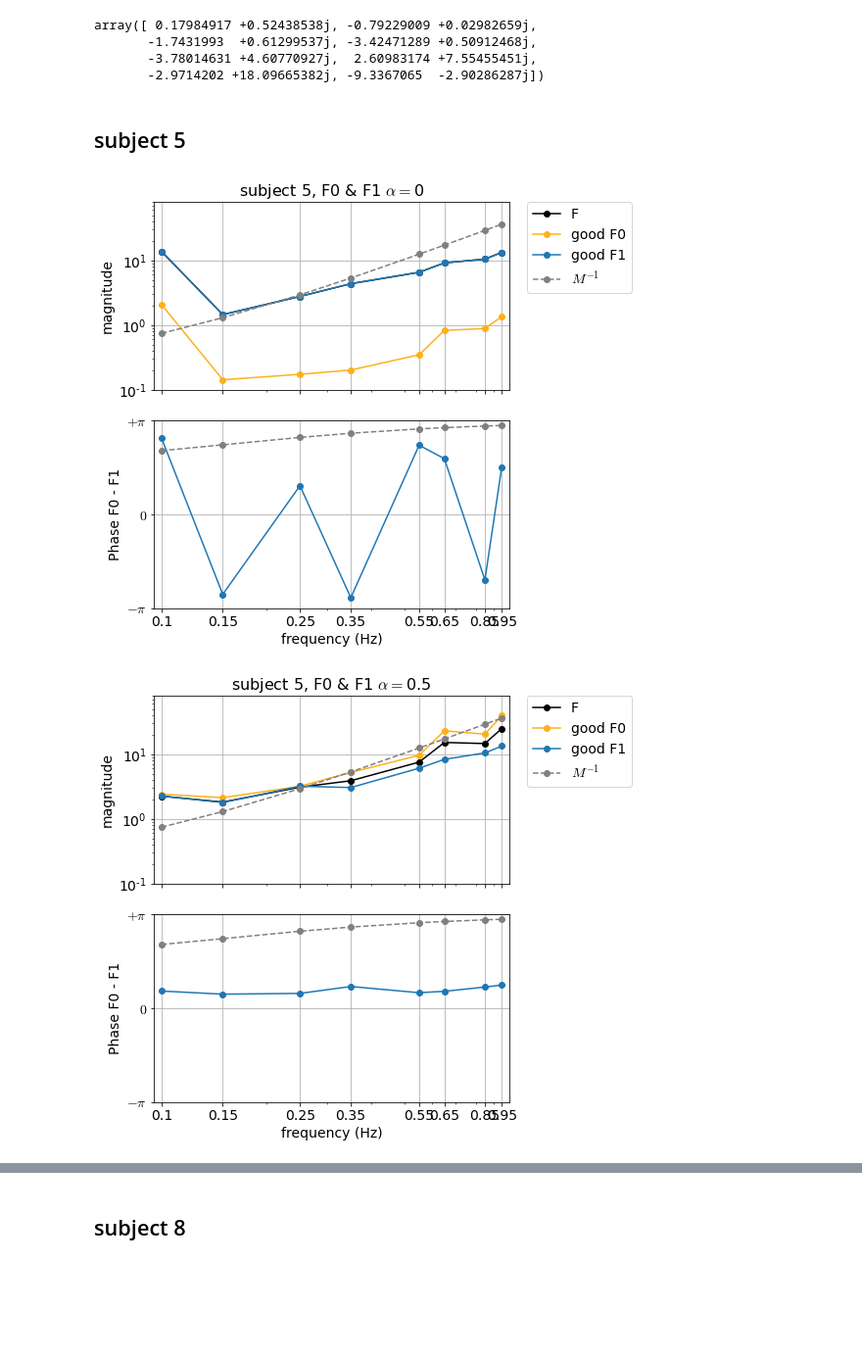
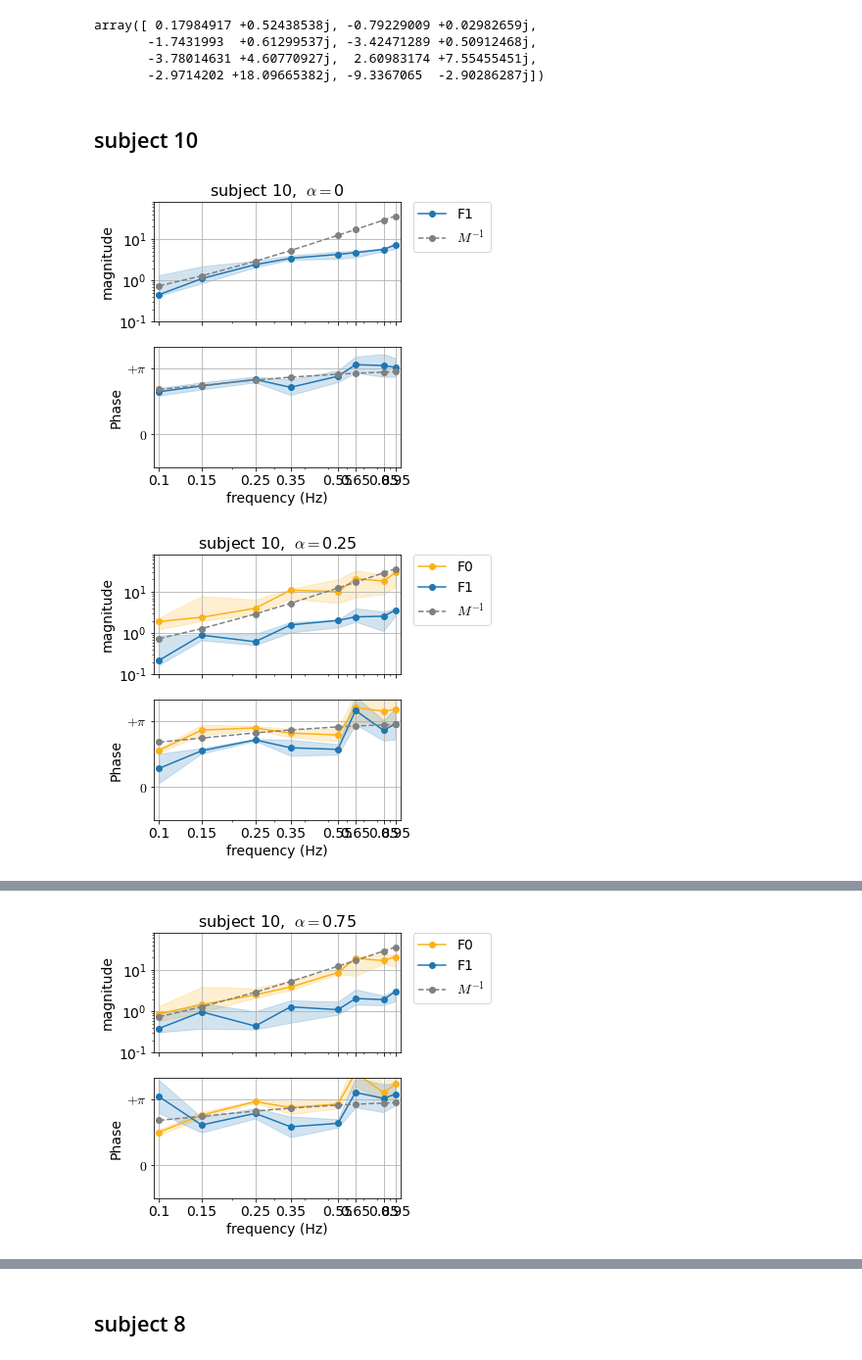
Before and after one commit to sburden-group/sensorimotor_fusion, a Jupyter notebook: analysis/Multimodal paper/20250124_individual_strategies.ipynb, the cells around one changed output, grey strips where cells are left out. Shown at 98% size. Cells and saved outputs as stored; diff of their text form; code cells hidden in the pictures; blank space fills up the shorter version.

```diff
--- a/analysis/Multimodal paper/20250124_individual_strategies.ipynb
+++ b/analysis/Multimodal paper/20250124_individual_strategies.ipynb
@@ -418,65 +517,84 @@ array([ 0.17984917 +0.52438538j, -0.79229009 +0.02982659j,
        -3.78014631 +4.60770927j,  2.60983174 +7.55455451j,
        -2.9714202 +18.09665382j, -9.3367065  -2.90286287j])
 # %% [markdown]
-## subject 5
+## subject 10
 # %%
 # Bode plot of F and B
 xticks = np.array([0.1 , 0.15, 0.25, 0.35, 0.55, 0.65, 0.85, 0.95])
 xlim = (0.095, 1.0)
-ylimphase = (-np.pi,np.pi)
-yticksphase = [-np.pi,0.,np.pi]
-yticklabelsphase = [r'$-\pi$',r'$0$',r'$+\pi$']
+ylimphase = (-np.pi/2, np.pi+1)
+yticksphase = [0.,np.pi]
+yticklabelsphase = [r'$0$',r'$+\pi$']
 TFlabels = ['F','B','F0','F1','B0','B1']
 
-sub = 5
-for cond in [0,2,4]:
+sub = 10
 
-    fig,axs = plt.subplots(2,1,sharex=True,figsize=(8,7))
+for cond in [0,1,2,3,4]:
+
+    fig,axs = plt.subplots(2,1,sharex=True,figsize=(6,5))
 
     # magnitude
     ax = axs[0]
-    mean = np.mean(np.abs(F[sub,cond,:,:]),axis = 0) #mean across all trials
-    ax.plot(freqs,mean,'-o',label = 'F',color = 'black')
-
-    mean = np.mean(np.abs(F0[sub,cond,:,:]),axis = 0) #mean across all trials
-    ax.plot(freqs,mean,'-o',label = 'good F0',color = colors['GOLD'])
-
-    mean = np.mean(np.abs(F1[sub,cond,:,:]),axis = 0) #mean across all trials
-    ax.plot(freqs,mean,'-o',label = 'good F1',color = colors['BLUE'])
+    if cond == 2:
+        mean, q25,q50,q75 = mean_and_interquartile(np.abs(F[sub,cond,:,:]), axis = 0) #across all trials
+        ax.plot(freqs,q50,'-o',label = 'F',color = colors['GREEN'])
+        ax.fill_between(freqs, q25, q75, alpha=0.2,color = colors['GREEN'])
+    if cond != 0:
+        mean, q25,q50,q75 = mean_and_interquartile(np.abs(F0[sub,cond,:,:]), axis = 0) #across all trials
+        ax.plot(freqs,q50,'-o',label = 'F0',color = colors['GOLD'])
+        ax.fill_between(freqs, q25, q75, alpha=0.2, color=colors['GOLD'])
+    if cond != 4:
+        mean, q25,q50,q75 = mean_and_interquartile(np.abs(F1[sub,cond,:,:]), axis = 0) #across all trials
+        ax.plot(freqs,q50,'-o',label = 'F1',color = colors['BLUE'])
+        ax.fill_between(freqs, q25, q75, alpha=0.2, color=colors['BLUE'])
 
     ax.plot(freqs,np.abs(1/M),'--o',color= 'grey',label = r'$M^{-1}$')
     ax.set_xscale("log")
     ax.set_xlim(xlim)
     ax.set_xticks(xticks)
     ax.set_xticklabels(xticks,rotation=90)
     ax.grid('on',zorder=-1)
     ax.set_ylim(0.1,80)
     ax.set_yscale("log")
     ax.set_ylabel('magnitude')
     ax.legend(bbox_to_anchor=(1.05, 1), loc='upper left', borderaxespad=0.)
 
     # phase
     ax = axs[1]
-    angle_diff = np.angle(F0[sub,cond,:,:] / F1[sub,cond,:,:])
-    angle = np.angle(np.mean(np.exp(1j*(angle_diff)),axis = 0))
-    # angle = np.angle(TF[sub,cond,-1,:])
-    # z = np.mean(np.exp(1j*(F_angle-np.pi/2)), axis=0)
-    # mean = np.angle(z)+np.pi/2
-    # disp = 1 - np.abs(z)
-    ax.plot(freqs,angle,'-o',label = 'good',color = python_colors[0])
+    if cond == 2:
+        angle = np.mean(np.exp(1j*(np.angle(F[sub,cond,:,:])-np.pi/2)),axis = 0)
+        # z = np.mean(np.exp(1j*(angle-np.pi/2)), axis=0)
+        mean = np.angle(angle)+np.pi/2
+        disp = 1 - np.abs(angle)
+        ax.plot(freqs,mean,'-o',label = 'F',color = colors['GREEN'])
+        ax.fill_between(freqs,mean+disp,mean-disp,alpha = 0.2,color = colors['GREEN'])
+    if cond != 0:
+        angle = np.mean(np.exp(1j*(np.angle(F0[sub,cond,:,:])-np.pi/2)),axis = 0)
+        # z = np.mean(np.exp(1j*(angle-np.pi/2)), axis=0)
+        mean = np.angle(angle)+np.pi/2
+        disp = 1 - np.abs(angle)
+        ax.plot(freqs,mean,'-o',label = 'F0',color = colors['GOLD'])
+        ax.fill_between(freqs,mean+disp,mean-disp,alpha = 0.2,color = colors['GOLD'])
+    if cond != 4:
+        angle = np.mean(np.exp(1j*(np.angle(F1[sub,cond,:,:])-np.pi/2)),axis = 0)
+        # z = np.mean(np.exp(1j*(angle-np.pi/2)), axis=0)
+        mean = np.angle(angle)+np.pi/2
+        disp = 1 - np.abs(angle)
+        ax.plot(freqs,mean,'-o',label = 'F1',color = colors['BLUE'])
+        ax.fill_between(freqs,mean+disp,mean-disp,alpha = 0.2,color = colors['BLUE'])
 
     ax.plot(freqs,np.angle(1/M),'--o',color= 'grey',label = r'$M^{-1}$')
-    ax.set_ylabel('Phase F0 - F1')
+    ax.set_ylabel('Phase')
     ax.grid('on',zorder=-1)
     ax.set_ylim(ylimphase)
     ax.set_yticks(yticksphase)
     ax.set_yticklabels(yticklabelsphase)
     ax.set_xlabel('frequency (Hz)')
     # ax.legend(bbox_to_anchor=(1.05, 1), loc='upper left', borderaxespad=0.)
     # axs[0].set_title(r'F0 & F1 good vs. bad subjects (N = 3), $\alpha = $'+conditions[cond])
-    axs[0].set_title('subject 5, F0 & F1'+ r' $\alpha = $'+conditions[cond])
+    axs[0].set_title('subject 10, ' +r' $\alpha = $'+conditions[cond])
     plt.tight_layout()
     plt.show()
 # %% [output]
-[figure, old version]
+[figure, new version]
-[figure, old version]
+[figure, new version]
@@ -483,0 +602 @@ for cond in [0,2,4]:
+[figure, added]
```
Also changed, not shown: parts of 12 cells of this notebook, 10 other files.
